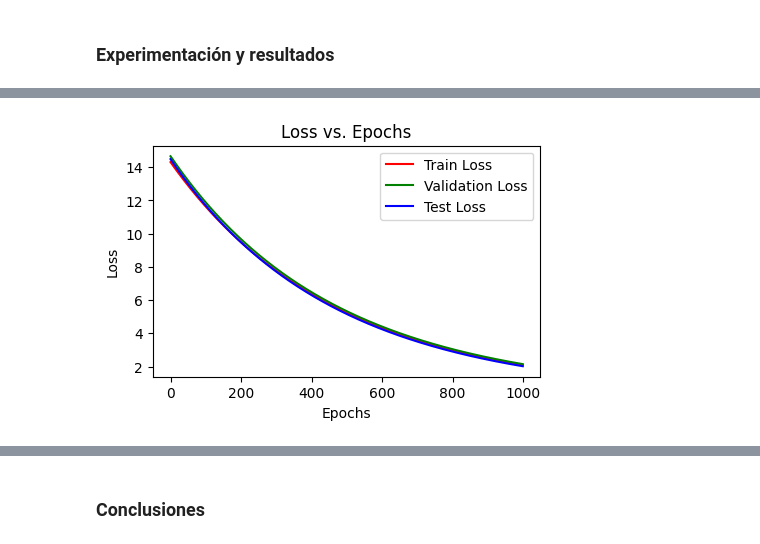
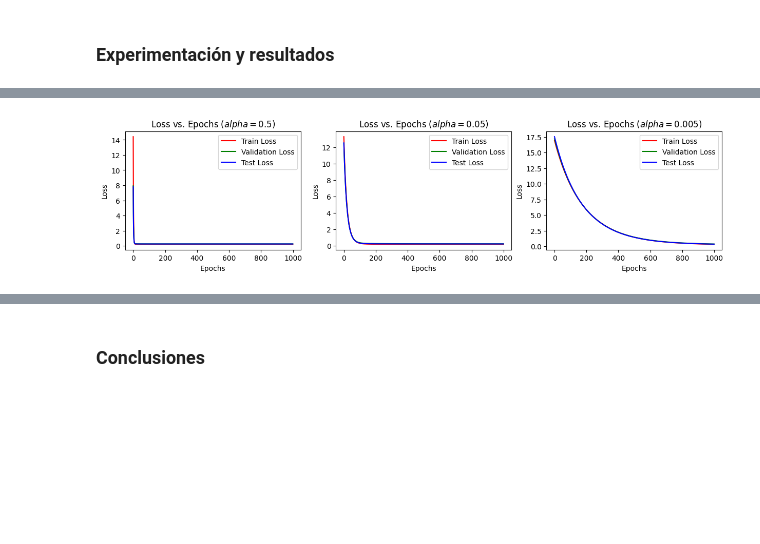
Before and after one commit to 26-jorge-01/ML-T1, a Jupyter notebook: taller1.ipynb, the cells around one changed output, grey strips where cells are left out. Cells and saved outputs as stored; diff of their text form; code cells hidden in the pictures; blank space fills up the shorter version.

```diff
--- a/taller1.ipynb
+++ b/taller1.ipynb
@@ -240,7 +224,7 @@ def fit_linear_model(X_train, X_val, X_test, Y_train, Y_val, Y_test, lr=1e-3, ep
 
     for epoch in range(epochs):
         Y_est = np.dot(X_train_c, theta)
-        gradient = np.dot(X_train_c.T, (Y_est - Y_train)) / n
+        gradient = np.dot(X_train_c.T, (Y_est - Y_train)) / (2 * n)
 
         # Regularización
         reg_L1 = CR_L1 * np.sign(theta)
@@ -328,5 +302,50 @@ plot_model(historicals)
-# %%
-historicals = fit_linear_model(X_train, X_val, X_test, Y_train, Y_val, Y_test, lr=1e-3, epochs=1000)
-plot_model(historicals)
-# %% [output]
-[figure, removed]
+# %%
+lr1 = 0.5; lr2 = 0.05; lr3 = 0.005
+crl1_1 = 0; crl1_2 = 10; crl1_3 = 100; crl1_4 = 1000
+crl2_1 = 0; crl2_2 = 10; crl2_3 = 100; crl2_4 = 1000
+
+lr_values = [lr1, lr2, lr3]
+CR_L1_values = [crl1_1, crl1_2, crl1_3, crl1_4]
+CR_L2_values = [crl2_1, crl2_2, crl2_3, crl2_4]
+# %%
+epochs = 1000
+historicals = {}
+
+for lr_value in lr_values:
+    for CR_L1_value in CR_L1_values:
+        for CR_L2_value in CR_L2_values:
+            historicals[lr_value, CR_L1_value, CR_L2_value] = fit_linear_model(X_train, X_val, X_test, Y_train, Y_val, Y_test, lr=lr_value, epochs=epochs)
+# %%
+epochs_range = range(epochs)
+
+plt.figure(figsize=(15, 3))
+plt.subplot(1, 3, 1)
+plt.plot(epochs_range, historicals[(lr1, crl1_1, crl2_1)]['train_losses'], label='Train Loss', color='red')
+plt.plot(epochs_range, historicals[(lr1, crl1_1, crl2_1)]['val_losses'], label='Validation Loss', color='green')
+plt.plot(epochs_range, historicals[(lr1, crl1_1, crl2_1)]['test_losses'], label='Test Loss', color='blue')
+plt.xlabel('Epochs')
+plt.ylabel('Loss')
+plt.legend()
+plt.title(f'Loss vs. Epochs ($alpha = {lr1}$)')
+
+plt.subplot(1, 3, 2)
+plt.plot(epochs_range, historicals[(lr2, crl1_1, crl2_1)]['train_losses'], label='Train Loss', color='red')
+plt.plot(epochs_range, historicals[(lr2, crl1_1, crl2_1)]['val_losses'], label='Validation Loss', color='green')
+plt.plot(epochs_range, historicals[(lr2, crl1_1, crl2_1)]['test_losses'], label='Test Loss', color='blue')
+plt.xlabel('Epochs')
+plt.ylabel('Loss')
+plt.legend()
+plt.title(f'Loss vs. Epochs ($alpha = {lr2}$)')
+
+plt.subplot(1, 3, 3)
+plt.plot(epochs_range, historicals[(lr3, crl1_1, crl2_1)]['train_losses'], label='Train Loss', color='red')
+plt.plot(epochs_range, historicals[(lr3, crl1_1, crl2_1)]['val_losses'], label='Validation Loss', color='green')
+plt.plot(epochs_range, historicals[(lr3, crl1_1, crl2_1)]['test_losses'], label='Test Loss', color='blue')
+plt.xlabel('Epochs')
+plt.ylabel('Loss')
+plt.legend()
+plt.title(f'Loss vs. Epochs ($alpha = {lr3}$)')
+
+plt.show()
+# %% [output]
+[figure, added]
```
Also changed, not shown: parts of 18 cells of this notebook.
